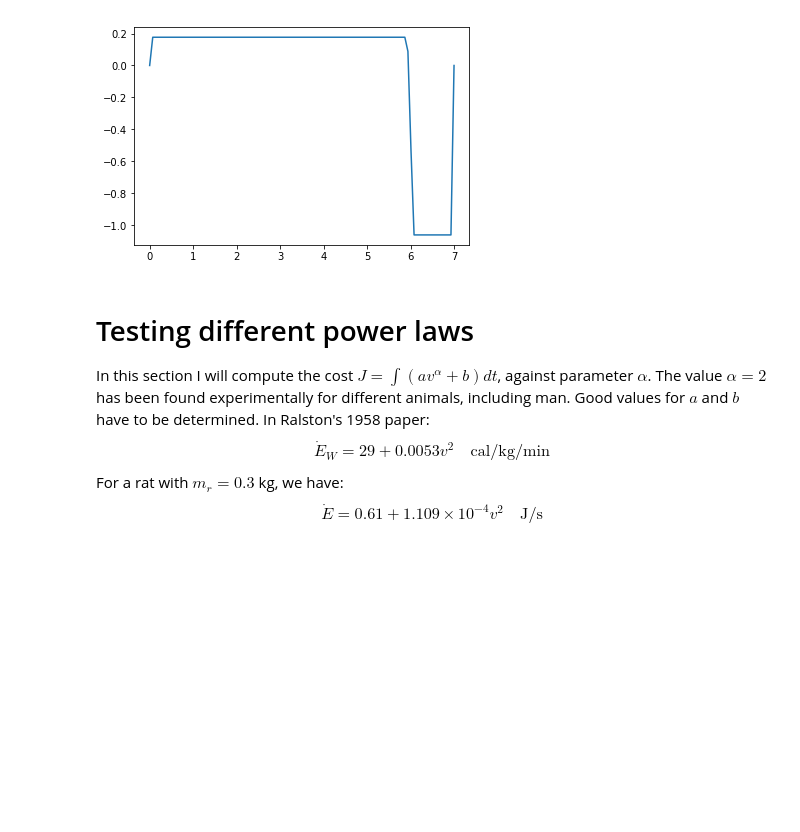
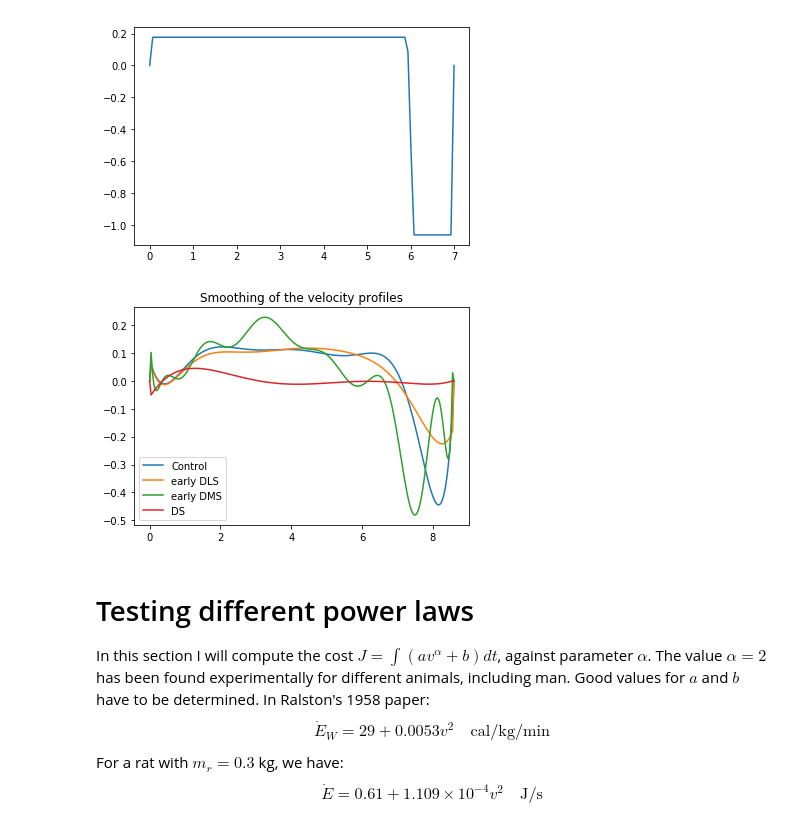
Before and after one commit to remy13127/rat_optimization, a Jupyter notebook: Cost of physical effort.ipynb, the cells around one changed output. Cells and saved outputs as stored; diff of their text form; code cells hidden in the pictures; blank space fills up the shorter version.

```diff
--- a/Cost of physical effort.ipynb
+++ b/Cost of physical effort.ipynb
@@ -119,6 +119,22 @@ plt.show()
 # %% [output]
 [figure]
 [figure]
+# %%
+vc=velocity(np.poly1d(np.polyfit(time(positionc),positionc,10))(time(positionc)),dt)
+vdls=velocity(np.poly1d(np.polyfit(time(positiondls),positiondls,10))(time(positiondls)),dt)
+vdms=velocity(np.poly1d(np.polyfit(time(positiondms),positiondms,15))(time(positiondms)),dt)
+vds=velocity(np.poly1d(np.polyfit(time(positionds),positionds,6))(time(positionds)),dt)
+
+plot(vc,"Control")
+plot(vdls,"early DLS")
+plot(vdms,"early DMS")
+plot(vds,"DS")
+plt.title("Smoothing of the velocity profiles")
+plt.legend()
+#plt.plot(time(positionc),positionc)
+plt.show()
+# %% [output]
+[figure, added]
 # %% [markdown]
 # Testing different power laws
 
```
Also changed, not shown: parts of 12 cells of this notebook, 1 other file.
